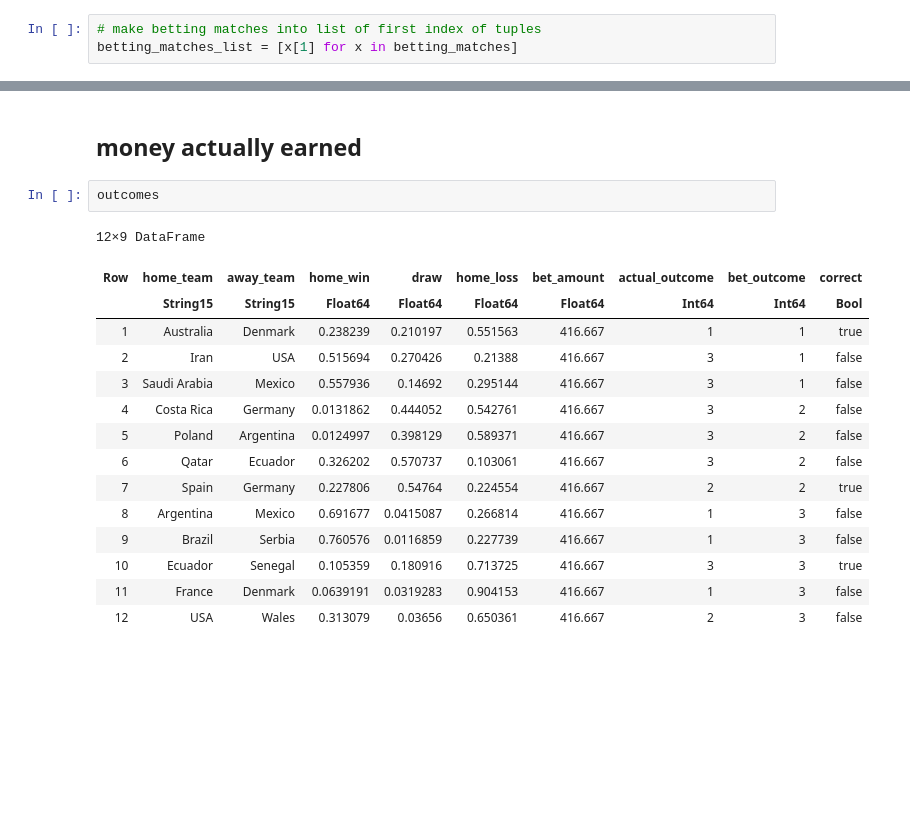
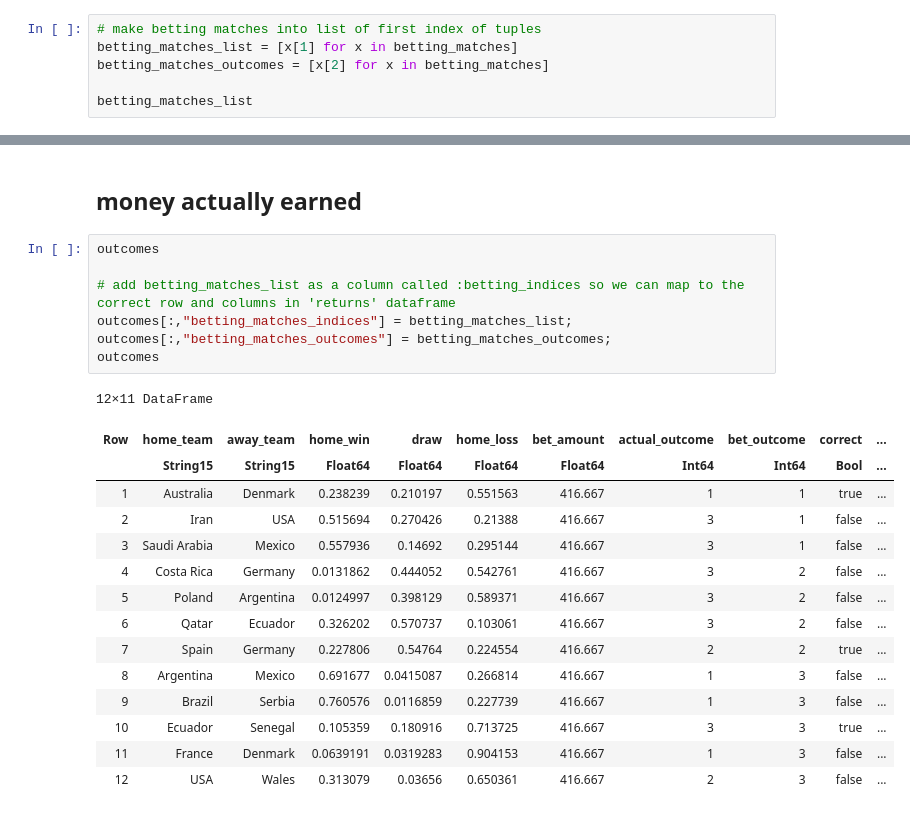
Before and after one commit to shannan-liu1/15095-project, a Jupyter notebook: notebooks/02-yen-optimal-betting.ipynb, the cells around one changed output, grey strips where cells are left out. Saved outputs shown, nothing was run; the diff lists cells and outputs as text; blank space fills up the shorter version.

```diff
--- a/notebooks/02-yen-optimal-betting.ipynb
+++ b/notebooks/02-yen-optimal-betting.ipynb
@@ -166,6 +166,9 @@ betting_matches = findall(x -> x >= 1, z_opt)
 # %%
 # make betting matches into list of first index of tuples
 betting_matches_list = [x[1] for x in betting_matches]
+betting_matches_outcomes = [x[2] for x in betting_matches]
+
+betting_matches_list
 # %% [output]
 12-element Vector{Int64}:
   3
@@ -244,21 +247,26 @@ betting_matches
  CartesianIndex(45, 3)
 # %% [markdown]
 ## money actually earned
-# %%
-outcomes
-# %% [output]
-12×9 DataFrame
-| Row | home_team | away_team | home_win | draw | home_loss | bet_amount | actual_outcome | bet_outcome | correct |
-|  | String15 | String15 | Float64 | Float64 | Float64 | Float64 | Int64 | Int64 | Bool |
-| 1 | Australia | Denmark | 0.238239 | 0.210197 | 0.551563 | 416.667 | 1 | 1 | true |
-| 2 | Iran | USA | 0.515694 | 0.270426 | 0.21388 | 416.667 | 3 | 1 | false |
-| 3 | Saudi Arabia | Mexico | 0.557936 | 0.14692 | 0.295144 | 416.667 | 3 | 1 | false |
-| 4 | Costa Rica | Germany | 0.0131862 | 0.444052 | 0.542761 | 416.667 | 3 | 2 | false |
-| 5 | Poland | Argentina | 0.0124997 | 0.398129 | 0.589371 | 416.667 | 3 | 2 | false |
-| 6 | Qatar | Ecuador | 0.326202 | 0.570737 | 0.103061 | 416.667 | 3 | 2 | false |
-| 7 | Spain | Germany | 0.227806 | 0.54764 | 0.224554 | 416.667 | 2 | 2 | true |
-| 8 | Argentina | Mexico | 0.691677 | 0.0415087 | 0.266814 | 416.667 | 1 | 3 | false |
-| 9 | Brazil | Serbia | 0.760576 | 0.0116859 | 0.227739 | 416.667 | 1 | 3 | false |
-| 10 | Ecuador | Senegal | 0.105359 | 0.180916 | 0.713725 | 416.667 | 3 | 3 | true |
-| 11 | France | Denmark | 0.0639191 | 0.0319283 | 0.904153 | 416.667 | 1 | 3 | false |
-| 12 | USA | Wales | 0.313079 | 0.03656 | 0.650361 | 416.667 | 2 | 3 | false |
+# %%
+outcomes
+
+# add betting_matches_list as a column called :betting_indices so we can map to the correct row and columns in 'returns' dataframe
+outcomes[:,"betting_matches_indices"] = betting_matches_list;
+outcomes[:,"betting_matches_outcomes"] = betting_matches_outcomes;
+outcomes
+# %% [output]
+12×11 DataFrame
+| Row | home_team | away_team | home_win | draw | home_loss | bet_amount | actual_outcome | bet_outcome | correct | ... |
+|  | String15 | String15 | Float64 | Float64 | Float64 | Float64 | Int64 | Int64 | Bool | ... |
+| 1 | Australia | Denmark | 0.238239 | 0.210197 | 0.551563 | 416.667 | 1 | 1 | true | ... |
+| 2 | Iran | USA | 0.515694 | 0.270426 | 0.21388 | 416.667 | 3 | 1 | false | ... |
+| 3 | Saudi Arabia | Mexico | 0.557936 | 0.14692 | 0.295144 | 416.667 | 3 | 1 | false | ... |
+| 4 | Costa Rica | Germany | 0.0131862 | 0.444052 | 0.542761 | 416.667 | 3 | 2 | false | ... |
+| 5 | Poland | Argentina | 0.0124997 | 0.398129 | 0.589371 | 416.667 | 3 | 2 | false | ... |
+| 6 | Qatar | Ecuador | 0.326202 | 0.570737 | 0.103061 | 416.667 | 3 | 2 | false | ... |
+| 7 | Spain | Germany | 0.227806 | 0.54764 | 0.224554 | 416.667 | 2 | 2 | true | ... |
+| 8 | Argentina | Mexico | 0.691677 | 0.0415087 | 0.266814 | 416.667 | 1 | 3 | false | ... |
+| 9 | Brazil | Serbia | 0.760576 | 0.0116859 | 0.227739 | 416.667 | 1 | 3 | false | ... |
+| 10 | Ecuador | Senegal | 0.105359 | 0.180916 | 0.713725 | 416.667 | 3 | 3 | true | ... |
+| 11 | France | Denmark | 0.0639191 | 0.0319283 | 0.904153 | 416.667 | 1 | 3 | false | ... |
+| 12 | USA | Wales | 0.313079 | 0.03656 | 0.650361 | 416.667 | 2 | 3 | false | ... |
```
Also changed, not shown: parts of 3 cells of this notebook, 3 other files.
